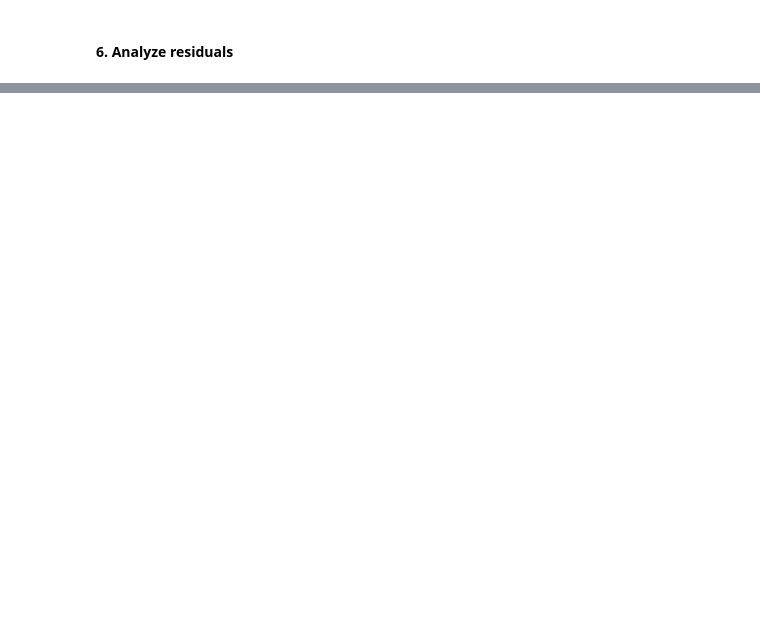
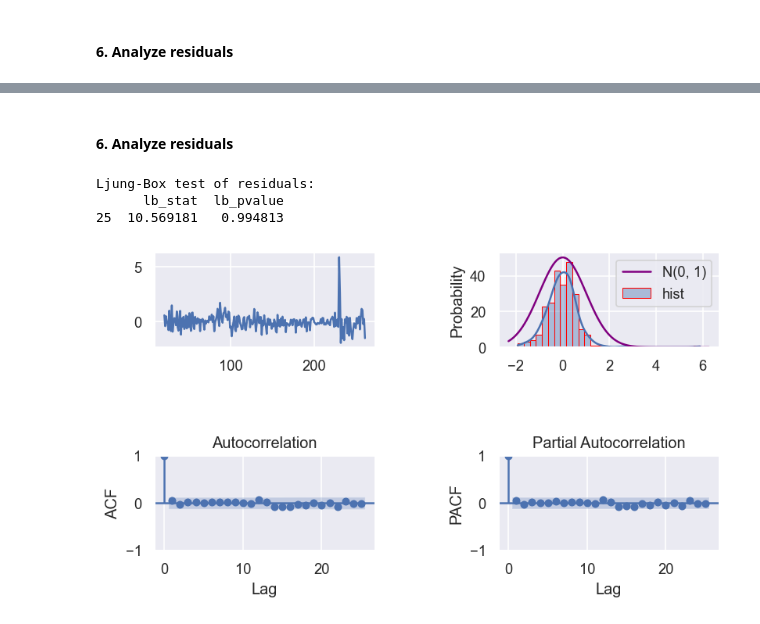
Before and after one commit to juanls1/Assignment2_ML, a Jupyter notebook: ML_Assignment2.ipynb, the cells around one changed output, grey strips where cells are left out. Cells and saved outputs as stored; diff of their text form; code cells hidden in the pictures; blank space fills up the shorter version.

```diff
--- a/ML_Assignment2.ipynb
+++ b/ML_Assignment2.ipynb
@@ -193,0 +211,10 @@ Pruebas
+# %%
+# Fit model with estimated order
+sarima_fit2 = SARIMAX(z,
+                    order=(8,1,0), # Regular components
+                    seasonal_order=(0, 1, 1, 12), # Seasonal components
+                    trend= 'n', # Type of trend: ['c','t','n','ct'] --> [constant, linear, no trend, constant and linear]
+                    enforce_invertibility=True,
+                    enforce_stationarity=True).fit()
+
+print(sarima_fit2.summary())
@@ -193,0 +239,10 @@ Pruebas
+# %% [markdown]
+#### 6. Analyze residuals
+# %%
+# Plot residual error
+FT.check_residuals(pd.DataFrame(sarima_fit2.resid.loc[20:]))
+# %% [output]
+Ljung-Box test of residuals:
+      lb_stat  lb_pvalue
+25  10.569181   0.994813
+[figure, added]
```
Also changed, not shown: parts of 6 cells of this notebook.
